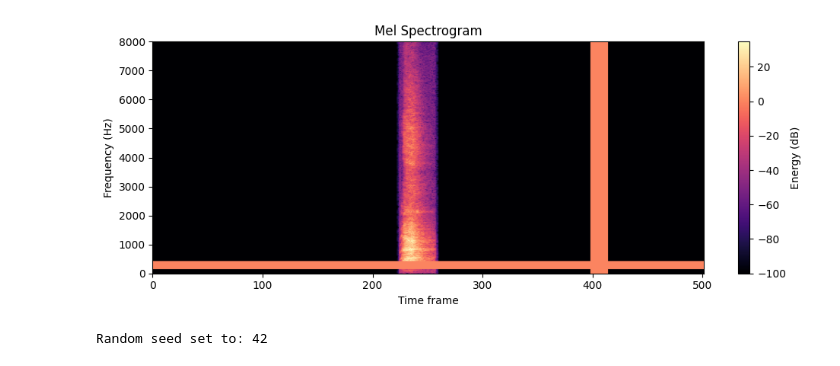
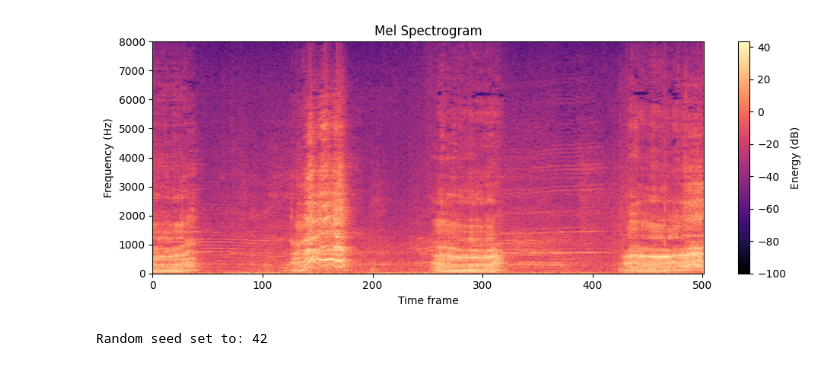
Before and after one commit to exile8/coursework24, a Jupyter notebook: train_model_stft.ipynb, the cells around one changed output. Cells and saved outputs as stored; diff of their text form; code cells hidden in the pictures.

Commit message:
Done testing training workflows

```diff
--- a/train_model_stft.ipynb
+++ b/train_model_stft.ipynb
@@ -8,8 +8,8 @@ import torch.optim as optim
 import torchaudio.transforms as T_audio
 import torch
 # %%
-# root_dir = "/root/ESC50"
-root_dir = "/home/yuliya/ESC50"
+root_dir = "/root/ESC50"
+# root_dir = "/home/yuliya/ESC50"
 sr = 32000
 train_folds = [1, 2, 3]
 valid_folds = [4]
@@ -34,9 +34,9 @@ train_data = ESC50dataset(root_dir=root_dir, sr=sr, folds=train_folds, normalize
 valid_data = ESC50dataset(root_dir=root_dir, sr=sr, folds=valid_folds, normalize="peak", feature_extractor=feature_extractor)
 test_data = ESC50dataset(root_dir=root_dir, sr=sr, folds=test_folds, normalize="peak", feature_extractor=feature_extractor)
 # %%
-plot_spec(train_data[0][0], sample_rate=sr)
+plot_spec(test_data[0][0], sample_rate=sr)
 # %% [output]
-[figure, old version]
+[figure, new version]
 # %%
 train_loader_kwargs = {"batch_size": 32, "shuffle": True}
 valid_loader_kwargs = {"batch_size": 32, "shuffle": False}
```
Also changed, not shown: parts of 3 cells of this notebook, 1 other file.
